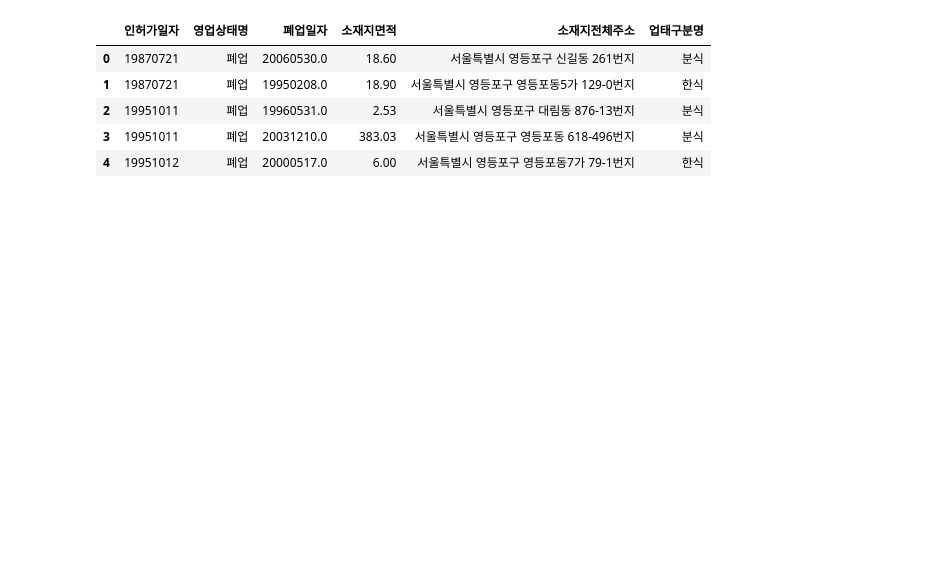
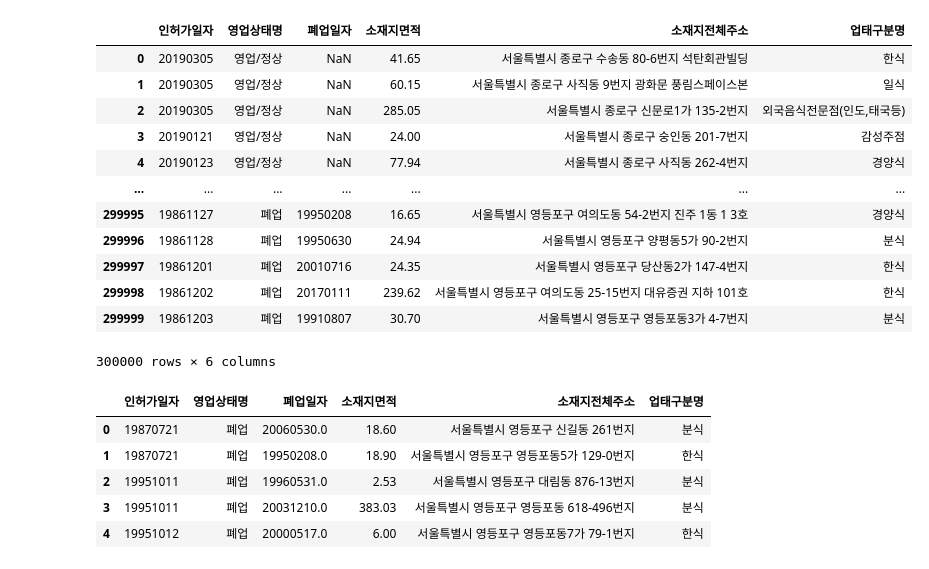
Before and after one commit to dataitgirls-yeon/covid_hotplace, a Jupyter notebook: 귀미한_개폐업.ipynb, the cells around one changed output. Cells and saved outputs as stored; diff of their text form; code cells hidden in the pictures; blank space fills up the shorter version.

```diff
--- a/귀미한_개폐업.ipynb
+++ b/귀미한_개폐업.ipynb
@@ -43 +61,17 @@ org_food1 =food1.drop(['번호', '개방서비스명', '개방서비스ID', '개
+# %%
+org_food1
+# %% [output]
+|  | 인허가일자 | 영업상태명 | 폐업일자 | 소재지면적 | 소재지전체주소 | 업태구분명 |
+| 0 | 20190305 | 영업/정상 | NaN | 41.65 | 서울특별시 종로구 수송동 80-6번지 석탄회관빌딩 | 한식 |
+| 1 | 20190305 | 영업/정상 | NaN | 60.15 | 서울특별시 종로구 사직동 9번지 광화문 풍림스페이스본 | 일식 |
+| 2 | 20190305 | 영업/정상 | NaN | 285.05 | 서울특별시 종로구 신문로1가 135-2번지 | 외국음식전문점(인도,태국등) |
+| 3 | 20190121 | 영업/정상 | NaN | 24.00 | 서울특별시 종로구 숭인동 201-7번지 | 감성주점 |
+| 4 | 20190123 | 영업/정상 | NaN | 77.94 | 서울특별시 종로구 사직동 262-4번지 | 경양식 |
+| ... | ... | ... | ... | ... | ... | ... |
+| 299995 | 19861127 | 폐업 | 19950208 | 16.65 | 서울특별시 영등포구 여의도동 54-2번지 진주 1동 1 3호 | 경양식 |
+| 299996 | 19861128 | 폐업 | 19950630 | 24.94 | 서울특별시 영등포구 양평동5가 90-2번지 | 분식 |
+| 299997 | 19861201 | 폐업 | 20010716 | 24.35 | 서울특별시 영등포구 당산동2가 147-4번지 | 한식 |
+| 299998 | 19861202 | 폐업 | 20170111 | 239.62 | 서울특별시 영등포구 여의도동 25-15번지 대유증권 지하 101호 | 한식 |
+| 299999 | 19861203 | 폐업 | 19910807 | 30.70 | 서울특별시 영등포구 영등포동3가 4-7번지 | 분식 |
+300000 rows × 6 columns
 # %%
```
Also changed, not shown: parts of 10 cells of this notebook, 1 other file.
